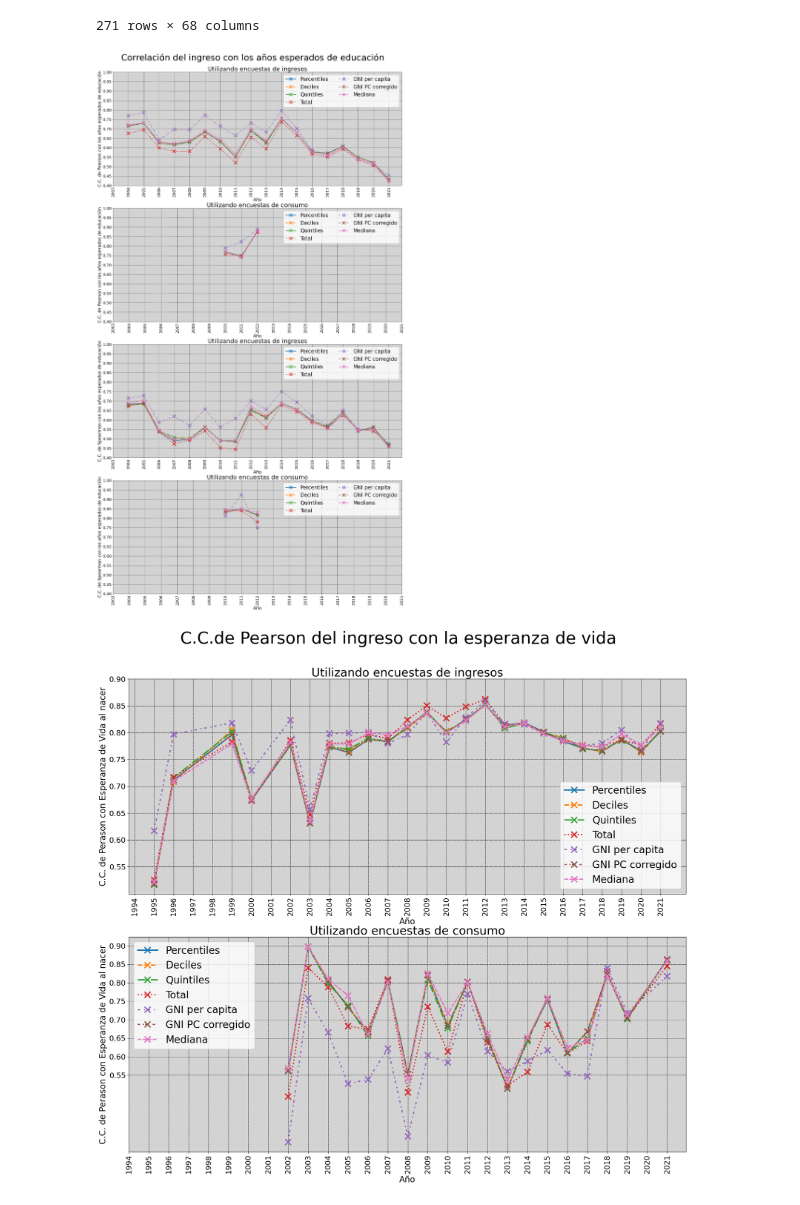
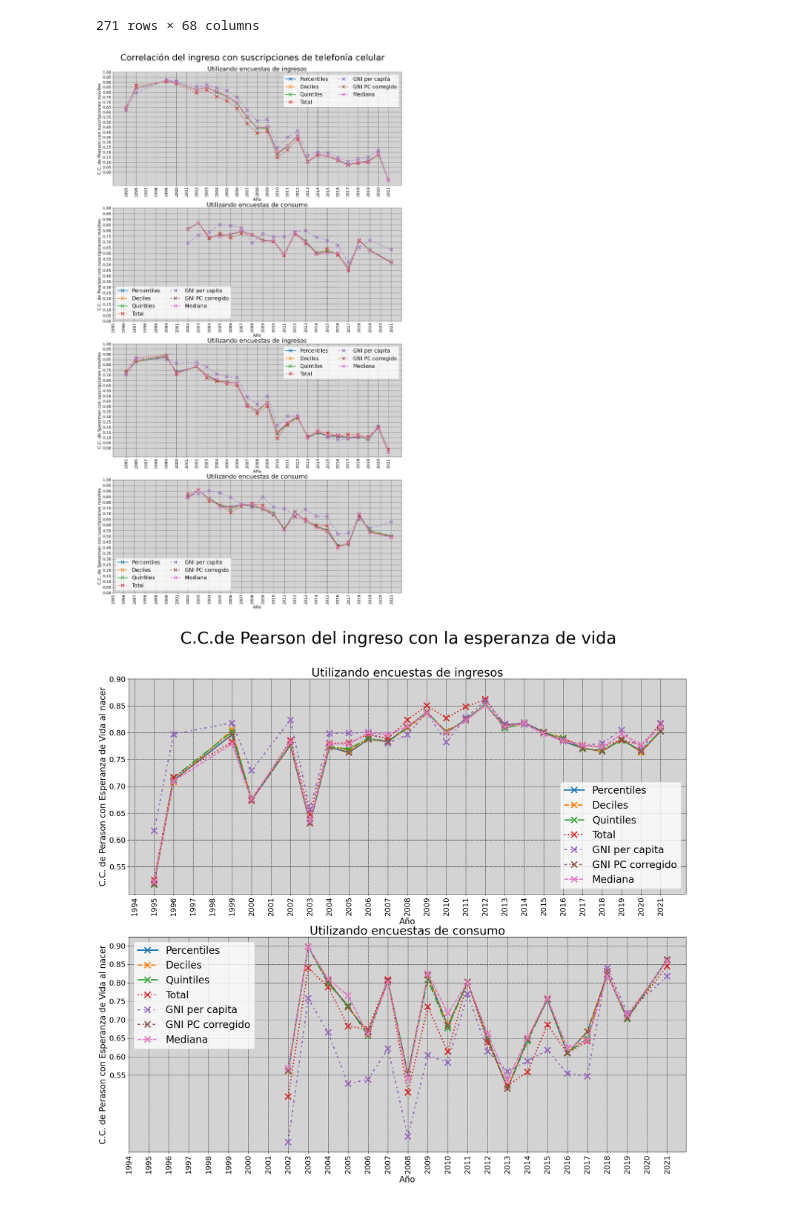
Before and after one commit to LautaroLasorsa/Tesis-LCD-Lasorsa, a Jupyter notebook: scripts/temporal.ipynb, the cells around one changed output. Saved outputs shown, nothing was run; the diff lists cells and outputs as text; code cells hidden in the pictures.

```diff
--- a/scripts/temporal.ipynb
+++ b/scripts/temporal.ipynb
@@ -77,7 +77,7 @@ def Cambiar(s : str):
     if s[-1]==']': return s[:4]
     return s
 
-datos = pd.read_csv("../datos reales/suscripcion_celular_cada_100.csv")
+datos = pd.read_csv("../datos reales/suscripciones_celular_cada_100.csv")
 datos.columns = list(map(Cambiar, datos.columns))
 datos[datos=='..'] = pd.NA
 
@@ -102,7 +102,7 @@ def Sintetizador(tam = 100):
 
 def GenerarMuestra(datos_originales, umbral):
     muestras = dict()
-    years = set(datos_originales["year"]).intersection(educacion.columns)
+    years = set(datos_originales["year"]).intersection(datos.columns)
     for year in sorted(years):
         #try:
             datos_anio = datos_originales[datos_originales['year']==year]
@@ -111,8 +111,8 @@ def GenerarMuestra(datos_originales, umbral):
             paises = list(filter(lambda x :
                 sum(datos_anio['country_code']==x)==100, paises
             ))
-            edu = educacion[~ educacion[str(year)].isna()]
-            paises = set(paises).intersection(edu['Country Code'].unique())
+            dato = datos[~ datos[str(year)].isna()]
+            paises = set(paises).intersection(dato['Country Code'].unique())
             paises = list(paises)
 
             gni = gni_ppa[~gni_ppa[str(year)].isna()]
@@ -125,7 +125,7 @@ def GenerarMuestra(datos_originales, umbral):
 
             muestras[year] = []
 
-            edu.set_index('Country Code', inplace=True)
+            dato.set_index('Country Code', inplace=True)
             gni.set_index('Country Code', inplace=True)
 
             for country in paises:
@@ -139,7 +139,7 @@ def GenerarMuestra(datos_originales, umbral):
                 muestra.append(np.log(float(gni.loc[country][str(year)]) * A))
 
                 muestra.append(np.log(np.quantile(grupos_in.get_group(country)['avg_welfare'], q=0.5)))
-                muestras[year].append((country,muestra, edu.loc[country][str(year)]))
+                muestras[year].append((country,muestra, dato.loc[country][str(year)]))
         #except Exception as e:
         #    print(e.with_traceback())
         #    pass
@@ -162,18 +162,18 @@ muestras_consumo = GenerarMuestra(percentiles_ingresos_comp,20)
 
 fig, axs = plt.subplots(4,1, figsize=(24,40))
 fig.subplots_adjust(top=0.95)
-fig.suptitle('Correlación del ingreso con los años esperados de educación', fontsize=40)
+fig.suptitle('Correlación del ingreso con suscripciones de telefonía celular', fontsize=40)
 
 muestras = [muestras_ingreso, muestras_consumo]
 nombres_m = ["ingresos","consumo"]
 nombres =  ["Percentiles","Deciles","Quintiles","Total", "GNI per capita", "GNI PC corregido", "Mediana"]
 estilos =  ['-','--','-.',':', (0,(2,3,1,2)), (0,(2,2,1,1,3,3)), (0,(3,1))]
 
-xticks = list(range(2003,2022))
+xticks = list(range(1995,2022))
 xlabel_ticks = list(map(str, xticks))
 
-yticks_mayor = np.linspace(0.40,1,13)
-yticks_menor = np.linspace(0.40,1,25)
+yticks_mayor = np.linspace(0.0,1,21)
+yticks_menor = np.linspace(0.0,1,41)
 
 def GenerarSeries(muestras, metrica):
     xs = list(sorted(muestras.keys()))
@@ -193,35 +193,35 @@ correlaciones = [
     ("C.C. de Pearson", pearsonr),
     ("C.C. de Spearman", spearmanr)
 ]
 
 #for (ax,muestra,nombre_muestra) in zip(axs,muestras,nombres_m):
 for axi in range(len(axs)):
     ax = axs[axi]
     muestra = muestras[axi%2]
     nombre_muestra = nombres_m[axi%2]
 
     correlacion = correlaciones[axi//2][1]
     correlacion_nombre = correlaciones[axi//2][0]
 
     xs, ys = GenerarSeries(muestra, lambda x,y : correlacion(x,y).correlation)
     for (i, nombre, estilo) in zip(range(len(nombres)),nombres,estilos):
         ax.plot(xs,[y[i] for y in ys], label = nombre, linestyle=estilo, marker='x', linewidth=3, markersize = 15, markeredgewidth=3)
 
-    ax.set_ylabel(f"{correlacion_nombre} con los años esperados de educación", fontsize=20)
+    ax.set_ylabel(f"{correlacion_nombre} con suscripciones moviles", fontsize=20)
     ax.set_xlabel("Año", fontsize=20)
     ax.set_title(f"Utilizando encuestas de {nombre_muestra}", fontsize = 28)
     ax.set_xticks(ticks = xticks, labels= xlabel_ticks, rotation=90, fontsize=18)
     # ax.set_xticks(ticks = xticks, labels=[None]*len(xticks))
     ax.set_yticks(ticks = yticks_mayor, minor=False, labels=list(map(lambda x: f"{x:.2f}", yticks_mayor)), fontsize=18)
     # ax.set_yticks(ticks = yticks_menor, labels=("" for _ in yticks_menor), linestyle=(0,(2,1)), minor=True)
     ax.grid(c='black', linestyle='--')
     ax.set_facecolor('lightgray')
     ax.legend(fontsize=24, ncols=2)
 
 
 # fig.savefig("../figuras/figura_19_empirico_todas_metricas_vs_evn_pearson.png",bbox_inches='tight')
 # %% [output]
-[figure, old version]
+[figure, new version]
 # %%
 # from general import *
 import pandas as pd
```
Also changed, not shown: 3 other files.
